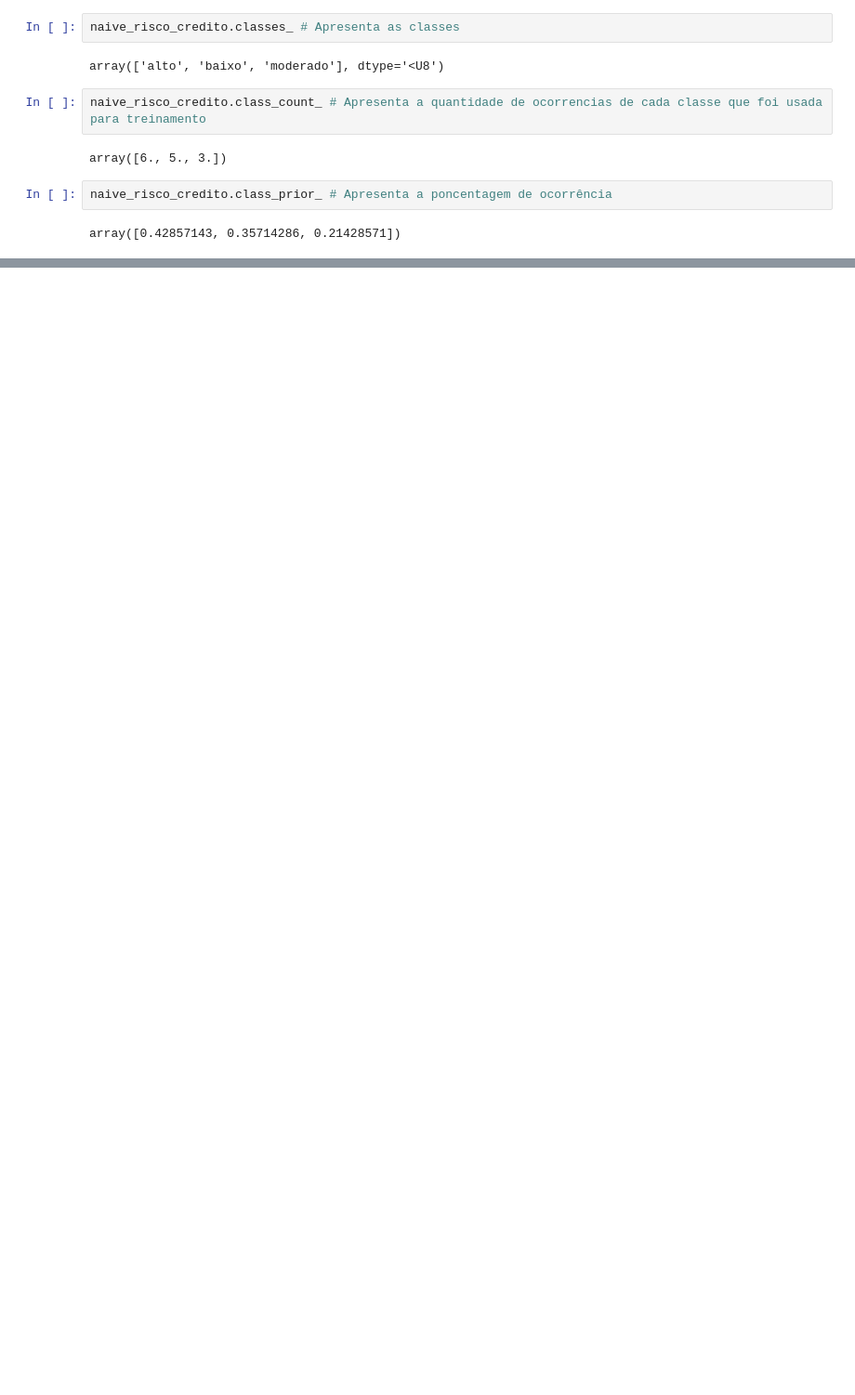
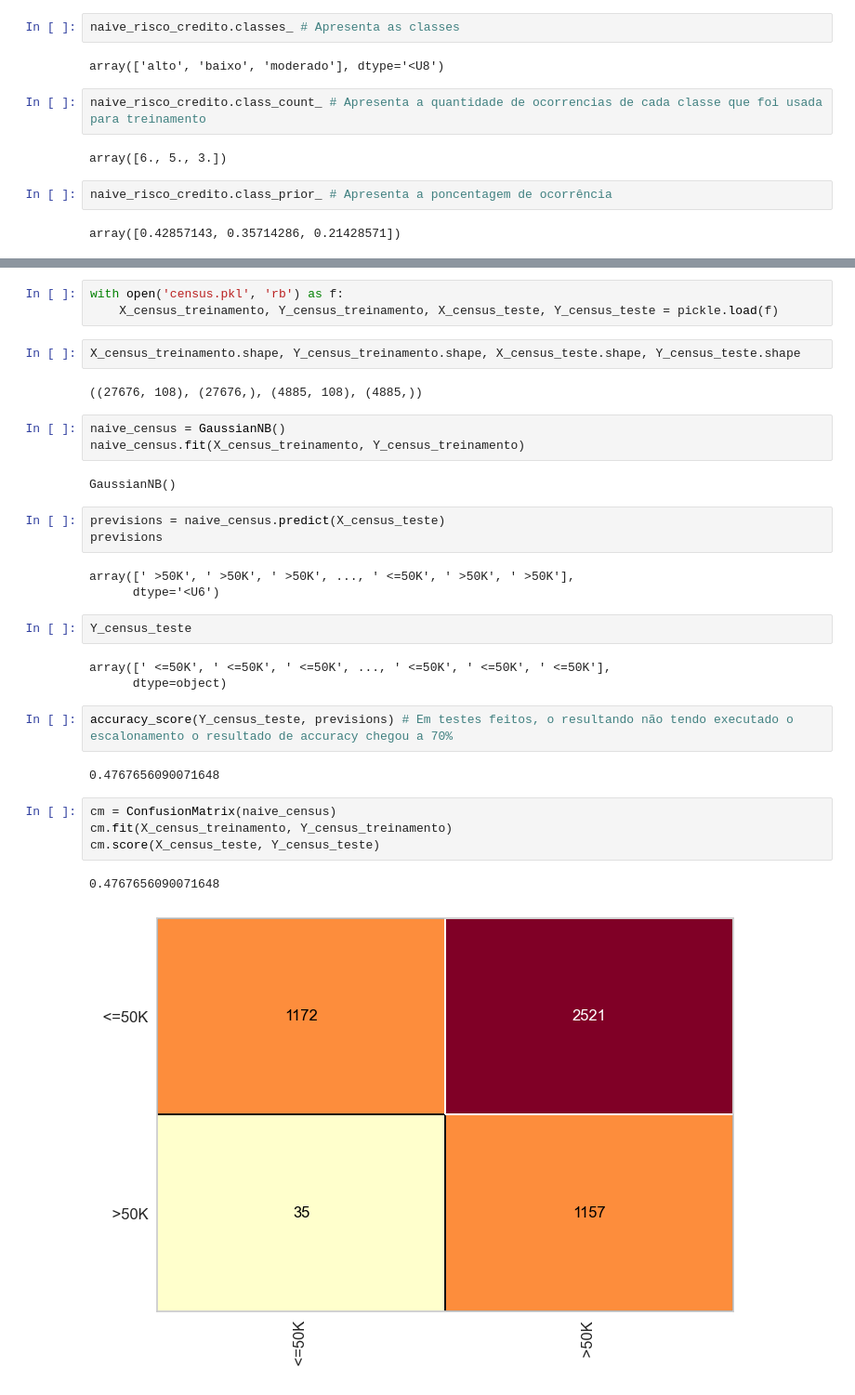
Before and after one commit to Alyssandro1771415/data_science_studies, a Jupyter notebook: Aprensizado_Bayesiana/testes_das_bases.ipynb, the cells around one changed output, grey strips where cells are left out. Shown: that part at 93% size. Cells and saved outputs as stored; diff of their text form; blank space fills up the shorter version.

```diff
--- a/Aprensizado_Bayesiana/testes_das_bases.ipynb
+++ b/Aprensizado_Bayesiana/testes_das_bases.ipynb
@@ -111,0 +215,34 @@ array([0.42857143, 0.35714286, 0.21428571])
+# %%
+with open('census.pkl', 'rb') as f:
+    X_census_treinamento, Y_census_treinamento, X_census_teste, Y_census_teste = pickle.load(f)
+# %%
+X_census_treinamento.shape, Y_census_treinamento.shape, X_census_teste.shape, Y_census_teste.shape
+# %% [output]
+((27676, 108), (27676,), (4885, 108), (4885,))
+# %%
+naive_census = GaussianNB()
+naive_census.fit(X_census_treinamento, Y_census_treinamento)
+# %% [output]
+GaussianNB()
+# %%
+previsions = naive_census.predict(X_census_teste)
+previsions
+# %% [output]
+array([' >50K', ' >50K', ' >50K', ..., ' <=50K', ' >50K', ' >50K'],
+      dtype='<U6')
+# %%
+Y_census_teste
+# %% [output]
+array([' <=50K', ' <=50K', ' <=50K', ..., ' <=50K', ' <=50K', ' <=50K'],
+      dtype=object)
+# %%
+accuracy_score(Y_census_teste, previsions) # Em testes feitos, o resultando não tendo executado o escalonamento o resultado de accuracy chegou a 70%
+# %% [output]
+0.4767656090071648
+# %%
+cm = ConfusionMatrix(naive_census)
+cm.fit(X_census_treinamento, Y_census_treinamento)
+cm.score(X_census_teste, Y_census_teste)
+# %% [output]
+0.4767656090071648
+[figure, added]
```
Also changed, not shown: parts of 16 cells of this notebook, 8 other files.
